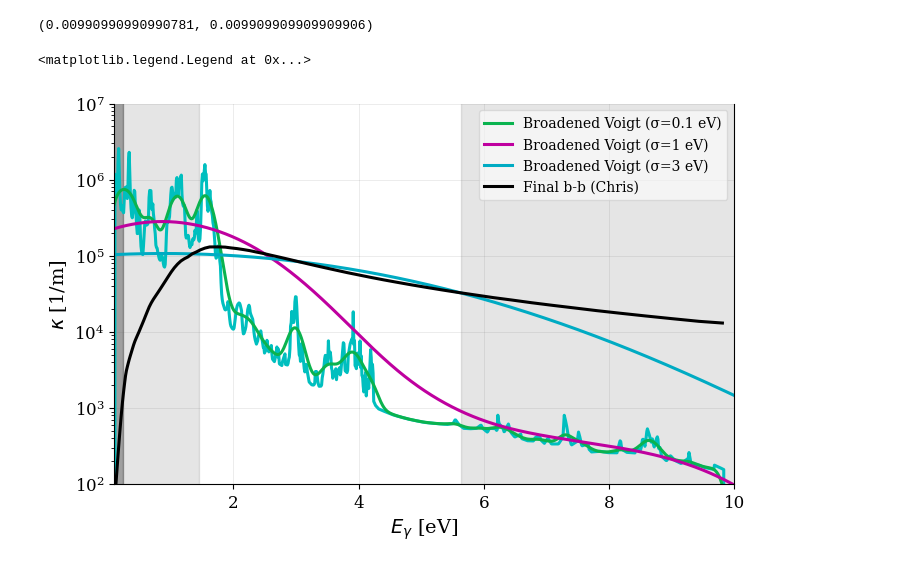
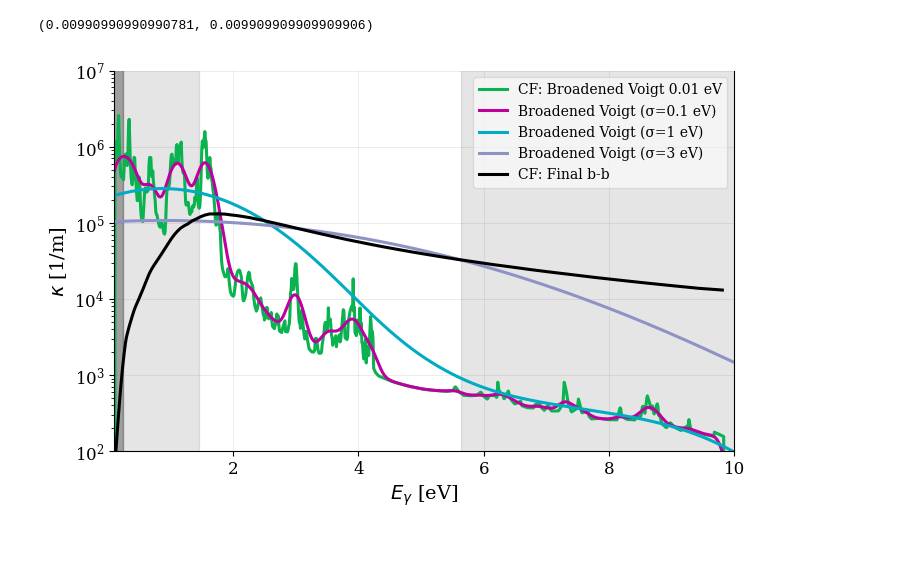
Before and after one commit to MurilloGroupMSU/Two-Temperature-Model, a Jupyter notebook: jupyter/Plasma_Information/Opacity.ipynb, the cells around one changed output. Drawn from its saved outputs; the diff is of its cells as text; code cells hidden in the pictures.

```diff
--- a/jupyter/Plasma_Information/Opacity.ipynb
+++ b/jupyter/Plasma_Information/Opacity.ipynb
@@ -457,31 +457,32 @@ dense_Eγ_extended[1]-dense_Eγ_extended[0], dx
 # %%
 from scipy.special import voigt_profile
 from scipy.signal import convolve
 
 X1, X2 = np.meshgrid(dense_Eγ_extended, dense_Eγ_extended, indexing='ij')
 
 κ_sharp =  fs_1p5eV_κ_interped
 κ_smoothed = lambda σ: np.sum(fs_1p5eV_κ_interp(X2)*voigt_profile(X1-X2, σ, 0)*dx, axis=1)
 
-fig, ax = plt.subplots()
+fig, ax = plt.subplots(dpi=100)
 
-ax.plot(dense_Eγ, κ_sharp, color='c')
+ax.plot(dense_Eγ, κ_sharp, label="CF: Broadened Voigt 0.01 eV")#, color='c')
 ax.plot(dense_Eγ_extended, κ_smoothed(0.1), label="Broadened Voigt (σ=0.1 eV)")
 ax.plot(dense_Eγ_extended, κ_smoothed(1) , label="Broadened Voigt (σ=1 eV)")
 ax.plot(dense_Eγ_extended, κ_smoothed(3) , label="Broadened Voigt (σ=3 eV)")
-ax.plot(fs_1p5eV_Eγ_total, fs_1p5eV_κ_total, color='k', label='Final b-b (Chris)')
-
+ax.plot(fs_1p5eV_Eγ_total, fs_1p5eV_κ_total, color='k', label='CF: Final b-b')
 
 ax.set_yscale('log')
 ax.fill_betweenx(np.linspace(0,1e8, num=2), 0, E_pe, color='k', alpha=0.3)
 ax.fill_betweenx(np.linspace(0,1e8, num=2), 0, λ_nm_to_Eγ(850), color='k', alpha=0.1)
 ax.fill_betweenx(np.linspace(0,1e8, num=2), λ_nm_to_Eγ(220), 200, color='k', alpha=0.1)
 
 ax.set_xlabel(r"$E_\gamma$ [eV]")
 ax.set_ylabel(r"$\kappa$ [1/m]")
 ax.set_xlim(0.1,10)
 ax.set_ylim(1e2,1e7)
 ax.legend()
+
+
+plt.savefig("Broadening_attempt.png", dpi=100)
 # %% [output]
-<matplotlib.legend.Legend at 0x...>
-[figure, old version]
+[figure, new version]
```
Also changed, not shown: 8 other files.
